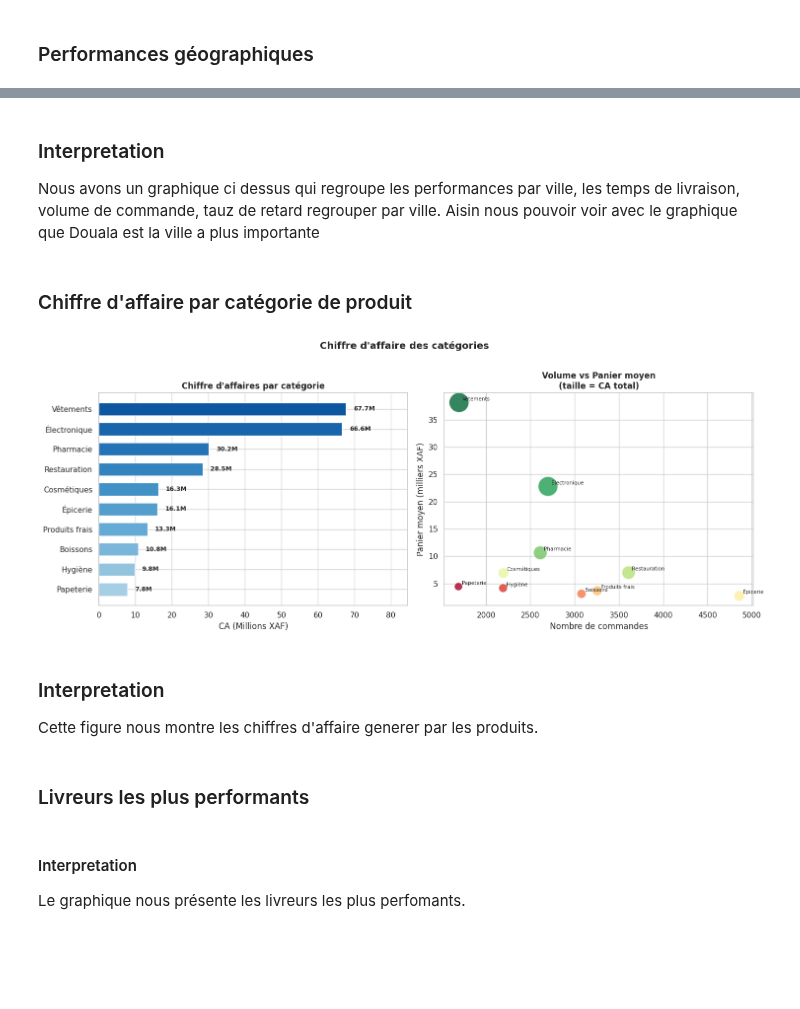
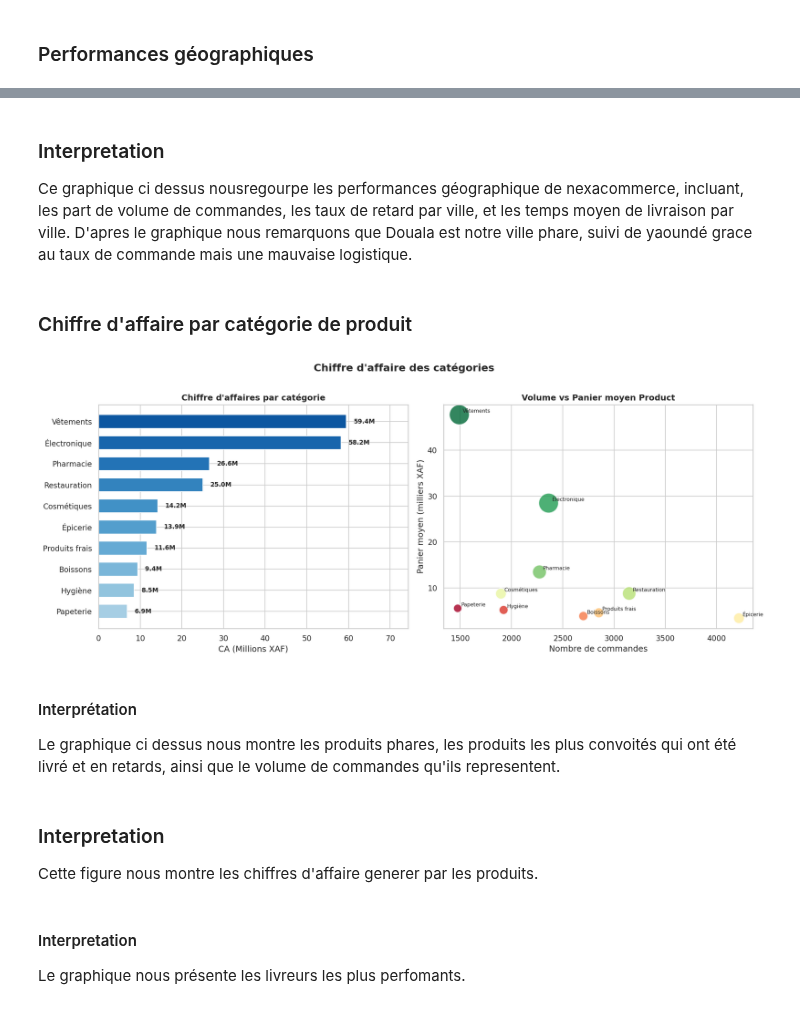
Before and after one commit to Codeur63/Projet_1-Data_IA_enginner, a Jupyter notebook: notebooks/EDA_rapport_final.ipynb, the cells around one changed output, grey strips where cells are left out. Drawn from its saved outputs; the diff is of its cells as text; code cells hidden in the pictures; blank space fills up the shorter version.

```diff
--- a/notebooks/EDA_rapport_final.ipynb
+++ b/notebooks/EDA_rapport_final.ipynb
@@ -284,7 +223,3 @@ Médiane durée : 45.7 min
-# %%
-orders['total_amount_xaf'] = orders['total_amount_xaf'].abs()
-
-customers['registration_date'] = pd.to_datetime(customers['registration_date'], errors="coerce")
 # %% [markdown]
 #### Violation 2NF supression de la table catégories dans orders
 # %%
@@ -358,6 +340,16 @@ FInal 72
 ### Application des normalisation sur les différentes tables
 # %%
 orders['status']  = orders['status'].map(status_normalise)
+customers['city'] = customers['city'].map(city_normalise)
 orders['city'] = orders['city'].map(city_normalise)
-orders['order_date'] = orders['order_date'].map(date_normalise)
 customers['phone'] = customers['phone'].map(normalise_phone)
+
+# Suppression de doubons de customers
+customers['phone'] = customers['phone'].fillna('INVALID')
+
+customers_dedup = (
+    customers
+    .sort_values(by="registration_date", ascending=True)
+    .drop_duplicates(subset=["phone"], keep="first")
+    .copy()
+)
@@ -363,0 +360,8 @@ customers['phone'] = customers['phone'].map(normalise_phone)
+# %%
+customers = (
+    customers
+    .sort_values(by="registration_date", ascending=True)
+    .drop_duplicates(subset=["phone"], keep="first")
+    .copy()
+    .reset_index(drop=True)
+)
@@ -791,11 +1043,20 @@ plt.show()
 # %% [markdown]
 ### Interpretation
-Nous avons un graphique ci dessus qui regroupe les performances par ville, les temps de livraison, volume de commande, tauz de retard regrouper par ville. Aisin nous pouvoir voir avec le graphique que Douala est la ville a plus importante
+Ce graphique ci dessus nousregourpe les performances géographique de nexacommerce, incluant, les part de volume de commandes, les taux de retard par ville, et les temps moyen de livraison par ville. D'apres le graphique nous remarquons que Douala est notre ville phare, suivi de yaoundé grace au taux de commande mais une mauvaise logistique.
 # %% [markdown]
 ### Chiffre d'affaire par catégorie de produit
 # %%
+# Prépare la données
+df_merged= order_items.merge(
+    orders[['order_id','status']],
+    on='order_id',
+    how='inner'
+)
+
+df_valid = df_merged[df_merged['status'].isin(['delivered','late'])].copy()
+
 cat_stats = (
-    order_items
+    df_valid
     .dropna(subset=["product_category"])
     .groupby("product_category", as_index=True)
     .agg(
@@ -805,7 +1066,6 @@ cat_stats = (
     )
     .sort_values("revenue", ascending=True)
 )
-
 
 fig, axes = plt.subplots(1, 2, figsize=(15, 6))
 
@@ -824,35 +1084,38 @@ ax.set_xlim(0, cat_stats["revenue"].max() / 1e6 * 1.25)
 
 
 
 ax2 = axes[1]
 sizes = cat_stats["revenue"] / cat_stats["revenue"].max() * 800 + 60
 sc = ax2.scatter(
     cat_stats["orders"],
-    cat_stats["avg_basket"] / 1000,
+    cat_stats["avg_basket"] / 800,
     s=sizes,
     c=np.arange(len(cat_stats)),
     cmap="RdYlGn",
     alpha=0.8,
     edgecolors="white",
     linewidth=1.5,
 )
 
 
 for cat, row in cat_stats.iterrows():
     ax2.annotate(
         cat,
-        (row["orders"], row["avg_basket"] / 1000),
+        (row["orders"], row["avg_basket"] / 800),
         fontsize=7.5,
         xytext=(5, 3),
         textcoords="offset points",
     )
 ax2.set_xlabel("Nombre de commandes")
 ax2.set_ylabel("Panier moyen (milliers XAF)")
-ax2.set_title("Volume vs Panier moyen\n(taille = CA total)", fontweight="bold")
+ax2.set_title("Volume vs Panier moyen Product", fontweight="bold")
 
-fig.suptitle("Chiffre d'affaire des catégories", fontsize=14, fontweight="bold", y=1.01)
+fig.suptitle("Chiffre d'affaire des catégories", fontsize=15, fontweight="bold", y=1.01)
 plt.tight_layout()
 fig.savefig("../reports/EDA/CA_categories_produits.png", bbox_inches="tight", dpi=150)
 plt.show()
 # %% [output]
-[figure, old version]
+[figure, new version]
+# %% [markdown]
+#### Interprétation
+Le graphique ci dessus nous montre les produits phares, les produits les plus convoités qui ont été livré et en retards, ainsi que le volume de commandes qu'ils representent.
@@ -859,5 +1203,3 @@ plt.show()
 # %% [markdown]
 ### Interpretation
 Cette figure nous montre les chiffres d'affaire generer par les produits.
-# %% [markdown]
-### Livreurs les plus performants
```
Also changed, not shown: parts of 50 cells of this notebook, 43 other files.
